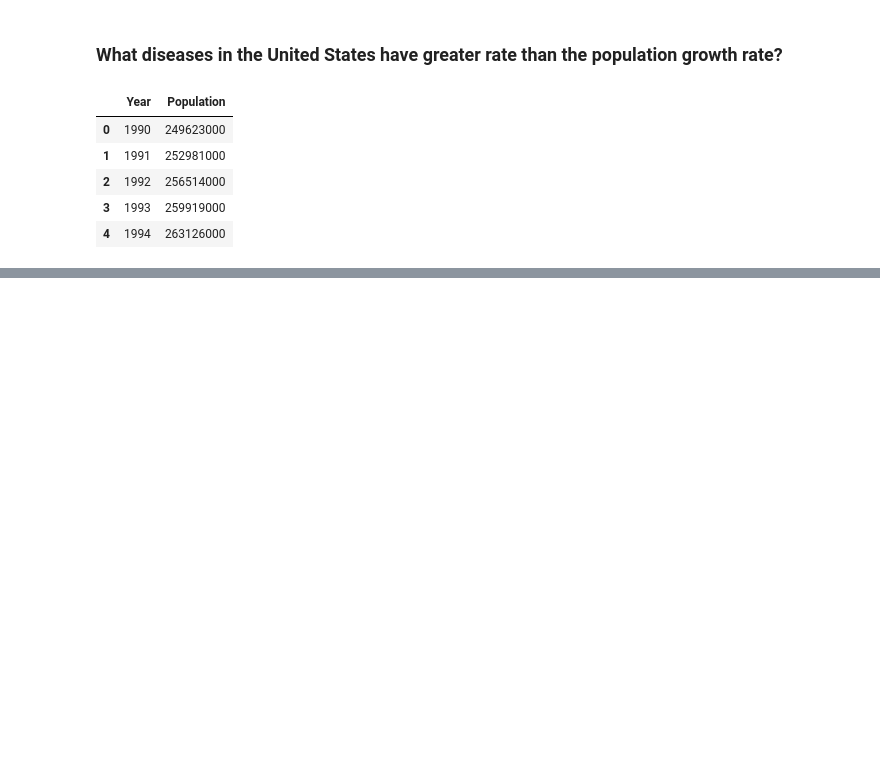
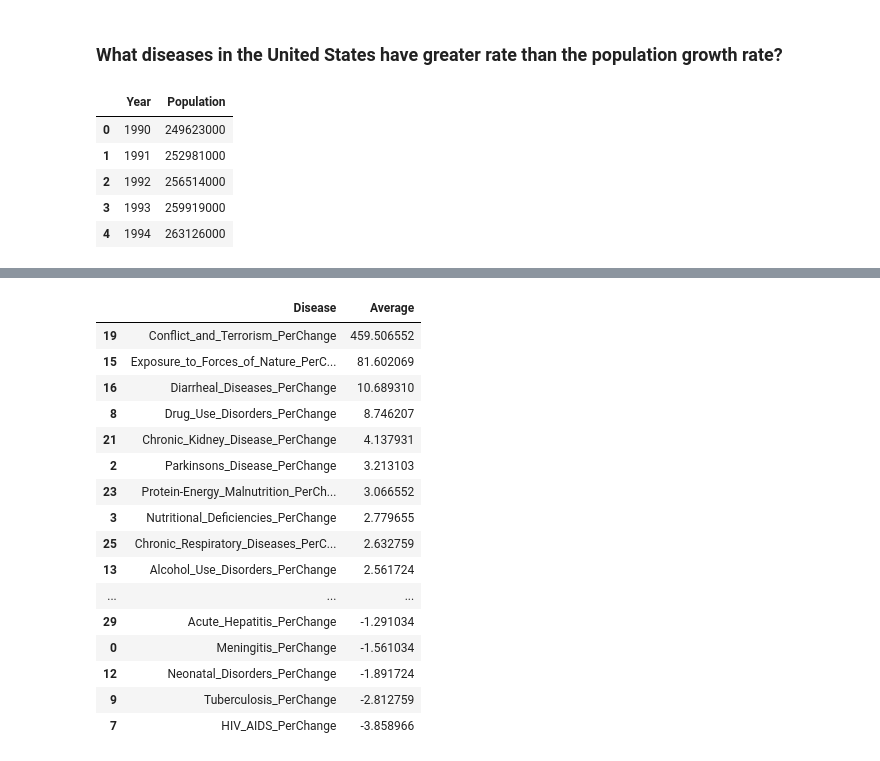
Before and after one commit to jiahongc/Udacity-Data-Science_Project1-Blog, a Jupyter notebook: project_1.ipynb, the cells around one changed output, grey strips where cells are left out. Drawn from its saved outputs; the diff is of its cells as text; code cells hidden in the pictures; blank space fills up the shorter version.

```diff
--- a/project_1.ipynb
+++ b/project_1.ipynb
@@ -206,9 +205,5 @@ df
 # %%
+# Get rid of unwanted columns with list comprehension
 col_names = US.columns.tolist()
 unwanted = ['Code','Year',"Country_Territory","UID","Lat",'Long']
 col_names = [ele for ele in col_names if ele not in unwanted]
-for name in col_names:
-    name_perchange = name+"_PerChange"
-    US[name_perchange] = US[name].pct_change()*100
-    US=US.drop([name],axis=1)
-US = US.drop(['Code',"Country_Territory","UID","Lat",'Long'],axis=1)
@@ -230,0 +238,23 @@ US
+# %%
+US_Disease_Per_mean = US_Disease_Per.mean()
+US_Disease_Per_mean=pd.DataFrame(US_Disease_Per_mean,columns=['Average'])
+US_Disease_Per_mean = US_Disease_Per_mean.rename_axis('Disease').reset_index()
+US_Disease_Per_mean.sort_values(by=['Average'],ascending=False)
+# %% [output]
+|  | Disease | Average |
+| 19 | Conflict_and_Terrorism_PerChange | 459.506552 |
+| 15 | Exposure_to_Forces_of_Nature_PerC... | 81.602069 |
+| 16 | Diarrheal_Diseases_PerChange | 10.689310 |
+| 8 | Drug_Use_Disorders_PerChange | 8.746207 |
+| 21 | Chronic_Kidney_Disease_PerChange | 4.137931 |
+| 2 | Parkinsons_Disease_PerChange | 3.213103 |
+| 23 | Protein-Energy_Malnutrition_PerCh... | 3.066552 |
+| 3 | Nutritional_Deficiencies_PerChange | 2.779655 |
+| 25 | Chronic_Respiratory_Diseases_PerC... | 2.632759 |
+| 13 | Alcohol_Use_Disorders_PerChange | 2.561724 |
+| ... | ... | ... |
+| 29 | Acute_Hepatitis_PerChange | -1.291034 |
+| 0 | Meningitis_PerChange | -1.561034 |
+| 12 | Neonatal_Disorders_PerChange | -1.891724 |
+| 9 | Tuberculosis_PerChange | -2.812759 |
+| 7 | HIV_AIDS_PerChange | -3.858966 |
```
Also changed, not shown: parts of 13 cells of this notebook.
